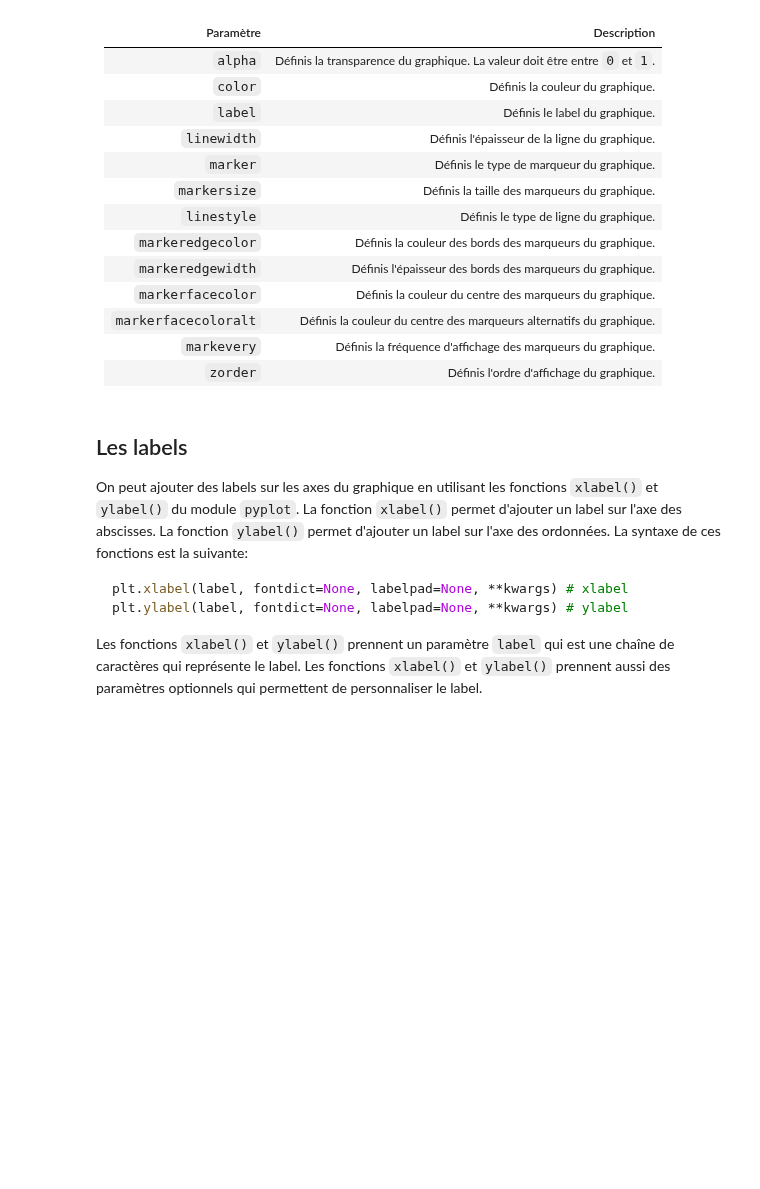
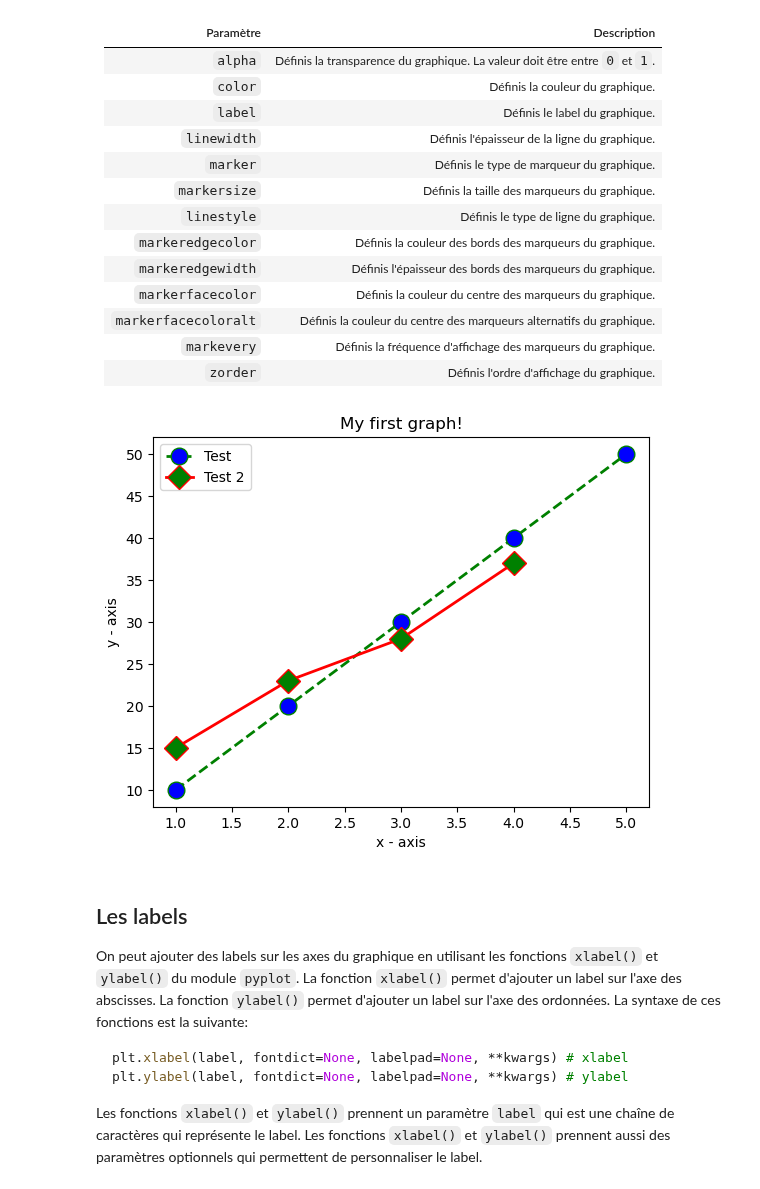
Before and after one commit to moiap13/nomades_python_software_engineer, a Jupyter notebook: cours/jupyter/12_python_file_io.ipynb, the cells around one changed output. Saved outputs shown, nothing was run; the diff lists cells and outputs as text; code cells hidden in the pictures; blank space fills up the shorter version.

```diff
--- a/cours/jupyter/12_python_file_io.ipynb
+++ b/cours/jupyter/12_python_file_io.ipynb
@@ -451,17 +455,24 @@ La fonction `plot()` prend des paramètres optionnels qui permettent de personna
 # %%
 import matplotlib.pyplot as plt
 
 x = [1, 2, 3, 4, 5]
+x2 = [1, 2, 3, 4]
 y = [10, 20, 30, 40, 50]
+y2 = [15, 23, 28, 37]
 
-plt.plot(x, y, color='green', linestyle='dashed', linewidth=2, marker='o', markerfacecolor='blue', markersize=12)
+plt.plot(x, y, color='green', linestyle='dashed', linewidth=2, marker='o', markerfacecolor='blue', markersize=12, label="Test")
+plt.plot(x2, y2, color='red', linewidth=2, marker='D', markerfacecolor='green', markersize=12, label="Test 2")
 
 plt.xlabel('x - axis')
 plt.ylabel('y - axis')
 
+plt.legend()
+
 plt.title('My first graph!')
 
 plt.show()
+# %% [output]
+[figure, added]
 # %% [markdown]
 ## Les labels
 
```
Also changed, not shown: parts of 8 cells of this notebook, 9 other files.
